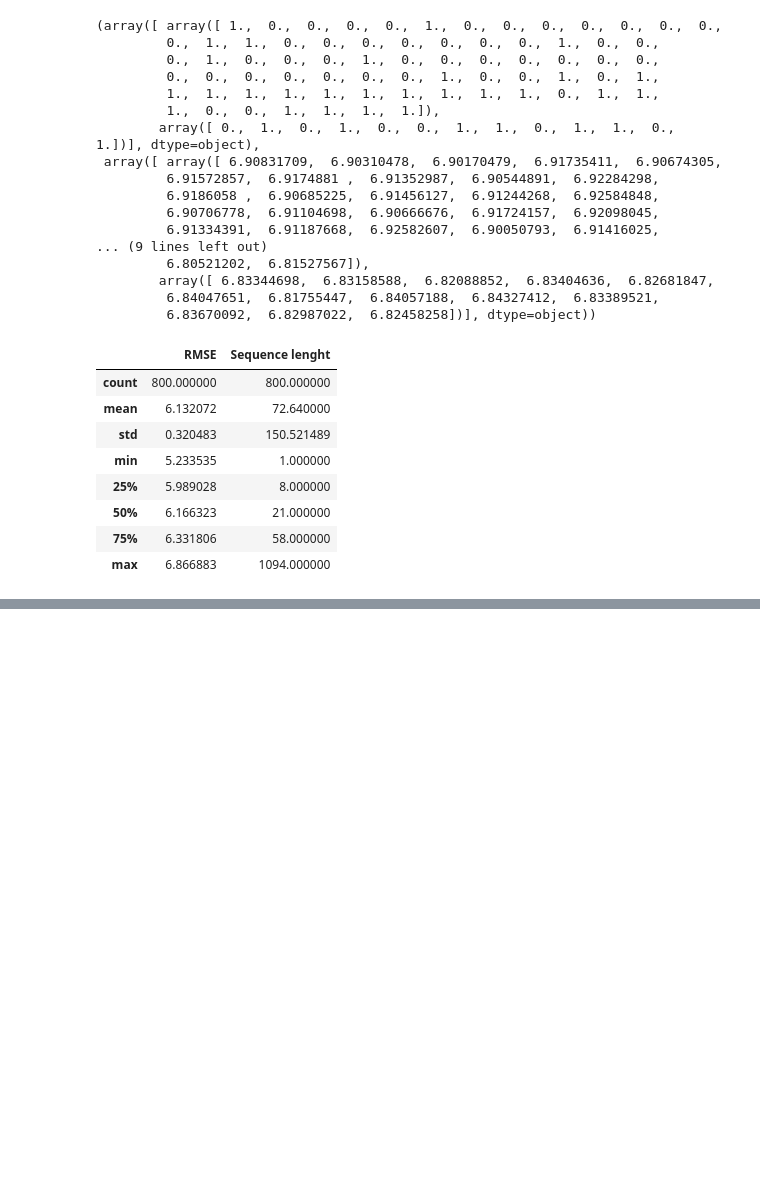
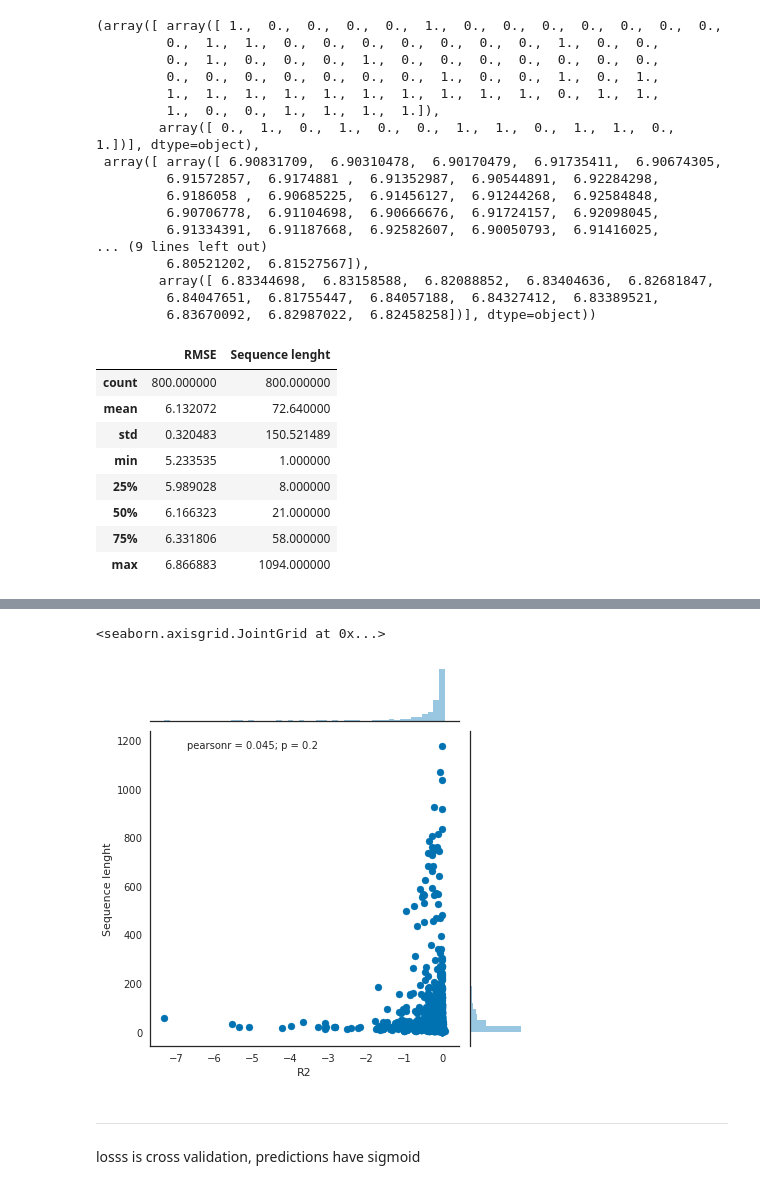
Before and after one commit to mit0110/knowledge_tracing, a Jupyter notebook: notebooks/Experiments with embeddings.ipynb, the cells around one changed output, grey strips where cells are left out. Drawn from its saved outputs; the diff is of its cells as text; code cells hidden in the pictures; blank space fills up the shorter version.

```diff
--- a/notebooks/Experiments with embeddings.ipynb
+++ b/notebooks/Experiments with embeddings.ipynb
@@ -244,0 +319,3 @@ rmse_results.describe()
+# %%
+r2s = get_r2(*predictions)
+r2s.describe()
@@ -244,0 +332,9 @@ rmse_results.describe()
+# %%
+seaborn.jointplot(x='R2', y='Sequence lenght', data=r2s)
+# %% [output]
+<seaborn.axisgrid.JointGrid at 0x...>
+[figure, added]
+# %% [markdown]
+---
+# %% [markdown]
+losss is cross validation, predictions have sigmoid
```
Also changed, not shown: parts of 29 cells of this notebook, 1 other file.
